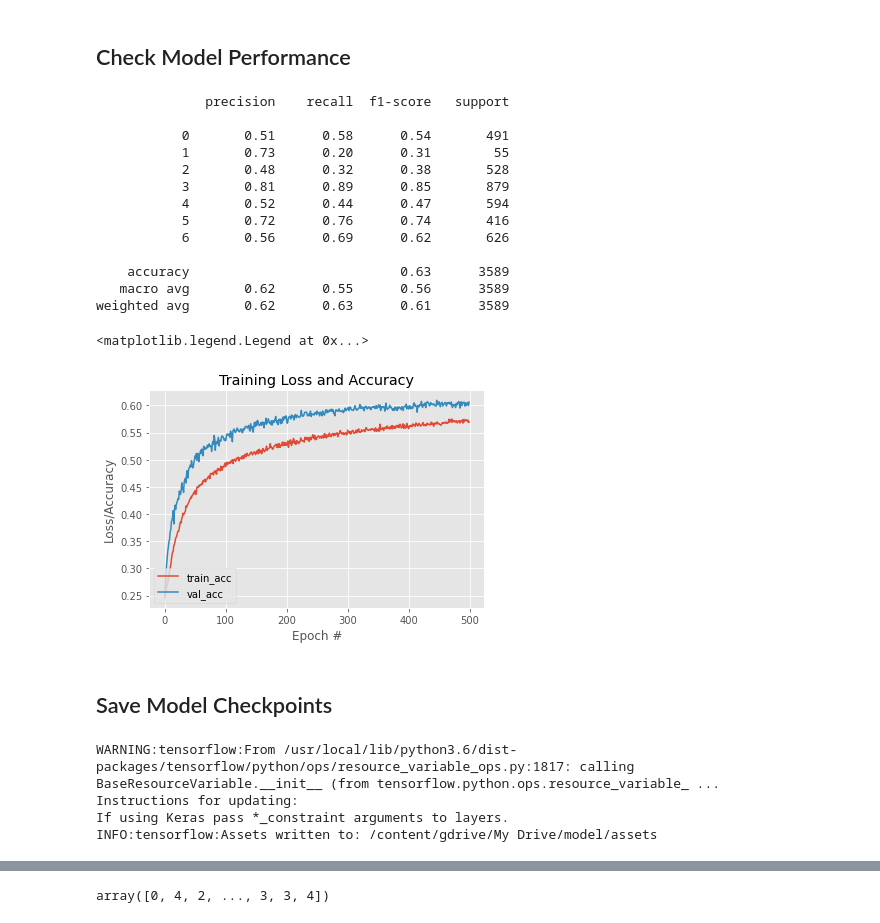
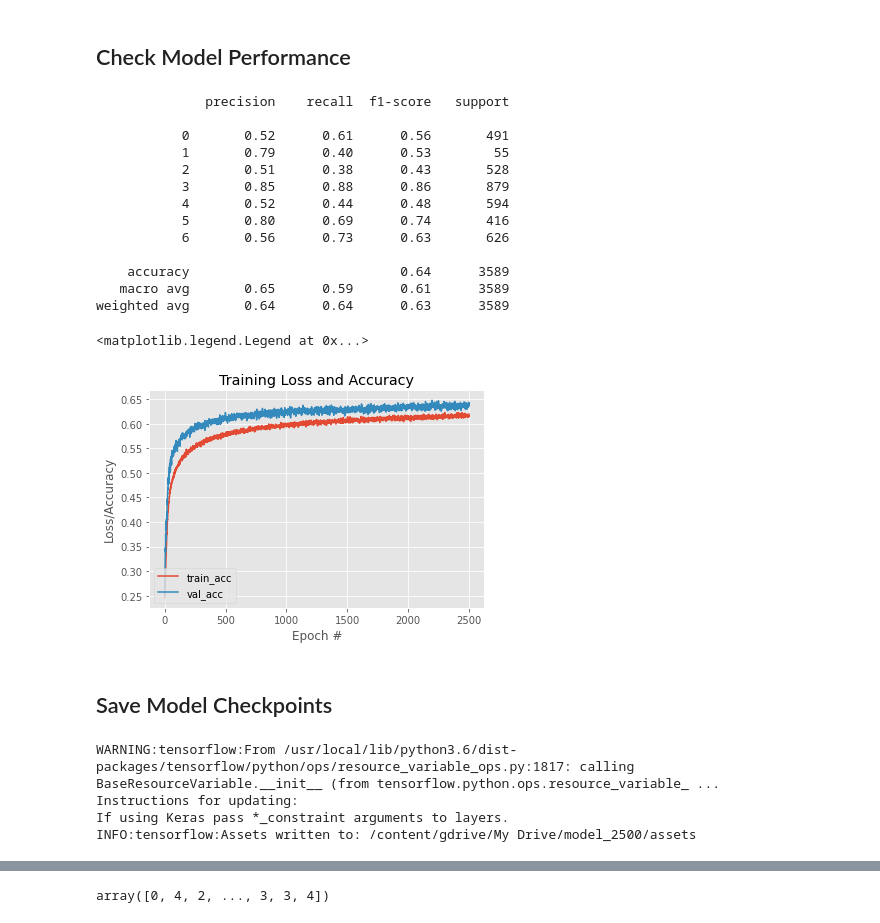
Before and after one commit to martycheung/CppND-Facial-Emotion-Recognition, a Jupyter notebook: model/Facial Emotion Recognition Model - CNN.ipynb, the cells around one changed output, grey strips where cells are left out. Saved outputs shown, nothing was run; the diff lists cells and outputs as text; code cells hidden in the pictures.

Commit message:
Add final model iteration

```diff
--- a/model/Facial Emotion Recognition Model - CNN.ipynb
+++ b/model/Facial Emotion Recognition Model - CNN.ipynb
@@ -41,8 +41,8 @@ import argparse
 import os
 import pandas as pd
 
-LR = 1e-4
-EPOCHS = 1000
+LR = 3e-4
+EPOCHS = 2500
 BATCH_SIZE = 256
 # %% [markdown]
 ## Data Pre-processing and Augmentation
@@ -244,5 +244,5 @@ recommended learning rate: more than 2.07e-02, less than 7.85e-03
 # %%
-opt = Adam(lr=3e-4)
+opt = Adam(lr=LR)
 model.compile(optimizer=opt,
               loss="sparse_categorical_crossentropy", # sparse means the label input was just a vector of classes from 0-6
               metrics=["accuracy"])
@@ -250,6 +250,7 @@ history = model.fit(datagen.flow(train_images, train_labels, batch_size=BATCH_SI
           steps_per_epoch=len(train_images) // BATCH_SIZE,
           validation_data=(valid_images, valid_labels),
           validation_steps=len(valid_images) // BATCH_SIZE,
-          epochs=EPOCHS)#,
+          epochs=EPOCHS,
+          verbose=2)#,
           # callbacks=[EarlyStopping(monitor='val_accuracy', mode='max', patience=50)])
 # %% [output]
@@ -275,44 +276,44 @@ Epoch 905/1000
 # %%
 predIdxs = model.predict(test_images, batch_size=BATCH_SIZE)
 print(classification_report(test_labels, np.argmax(predIdxs, axis=1)))
-# model.save(path+'model_1', save_format="h5")
+# model.save(path+'model_2500', save_format="h5")
 # %% [output]
               precision    recall  f1-score   support
 
-           0       0.51      0.58      0.54       491
-           1       0.73      0.20      0.31        55
-           2       0.48      0.32      0.38       528
-           3       0.81      0.89      0.85       879
-           4       0.52      0.44      0.47       594
-           5       0.72      0.76      0.74       416
-           6       0.56      0.69      0.62       626
+           0       0.52      0.61      0.56       491
+           1       0.79      0.40      0.53        55
+           2       0.51      0.38      0.43       528
+           3       0.85      0.88      0.86       879
+           4       0.52      0.44      0.48       594
+           5       0.80      0.69      0.74       416
+           6       0.56      0.73      0.63       626
 
-    accuracy                           0.63      3589
-   macro avg       0.62      0.55      0.56      3589
-weighted avg       0.62      0.63      0.61      3589
+    accuracy                           0.64      3589
+   macro avg       0.65      0.59      0.61      3589
+weighted avg       0.64      0.64      0.63      3589
 # %%
 # plot the training loss and accuracy
-N = 500
+N = EPOCHS
 plt.style.use("ggplot")
 plt.figure()
 # plt.plot(np.arange(0, N), history.history["loss"], label="train_loss")
 # plt.plot(np.arange(0, N), history.history["val_loss"], label="val_loss")
 plt.plot(np.arange(0, N), history.history["accuracy"], label="train_acc")
 plt.plot(np.arange(0, N), history.history["val_accuracy"], label="val_acc")
 plt.title("Training Loss and Accuracy")
 plt.xlabel("Epoch #")
 plt.ylabel("Loss/Accuracy")
 plt.legend(loc="lower left")
 # %% [output]
 <matplotlib.legend.Legend at 0x...>
-[figure, old version]
+[figure, new version]
 # %% [markdown]
 ## Save Model Checkpoints
 # %%
-model.save(path+'model')
+model.save(path+'model_2500')
 # %% [output]
 WARNING:tensorflow:From /usr/local/lib/python3.6/dist-packages/tensorflow/python/ops/resource_variable_ops.py:1817: calling BaseResourceVariable.__init__ (from tensorflow.python.ops.resource_variable_ ...
 Instructions for updating:
 If using Keras pass *_constraint arguments to layers.
-INFO:tensorflow:Assets written to: /content/gdrive/My Drive/model/assets
+INFO:tensorflow:Assets written to: /content/gdrive/My Drive/model_2500/assets
 # %%
```
Also changed, not shown: parts of 5 cells of this notebook, 4 other files.
